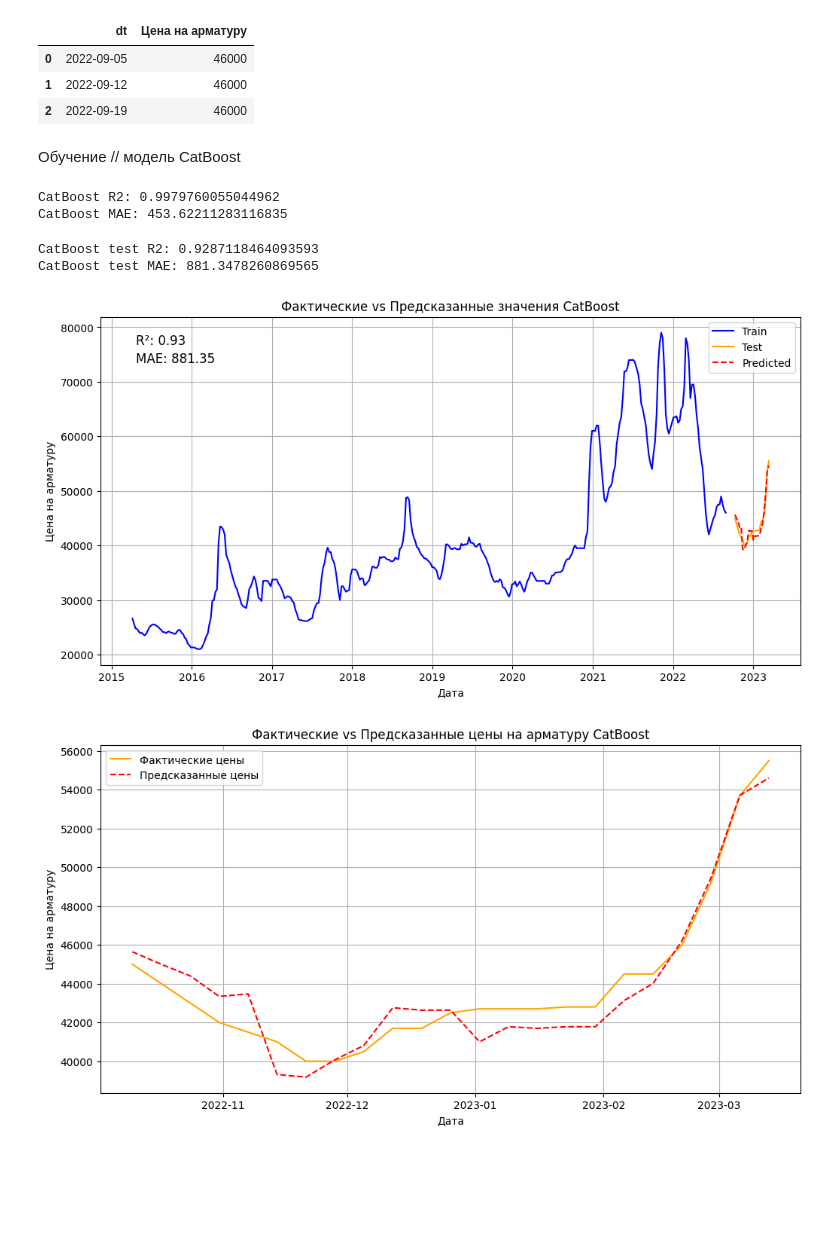
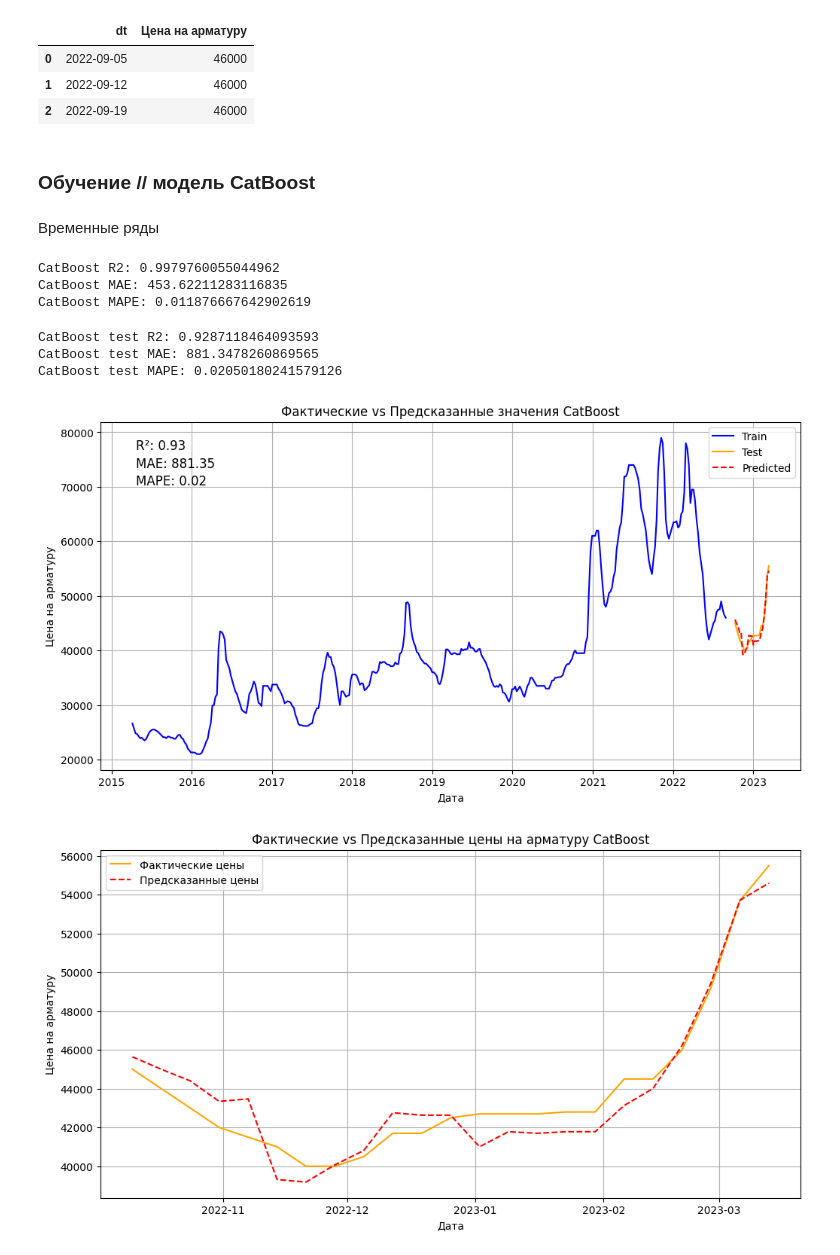
Before and after one commit to pogodaa/tretiy_intensiv, a Jupyter notebook: train.ipynb, the cells around one changed output. Cells and saved outputs as stored; diff of their text form; code cells hidden in the pictures; blank space fills up the shorter version.

Commit message:
mape_add | train // done

```diff
--- a/train.ipynb
+++ b/train.ipynb
@@ -116,7 +116,9 @@ test.head(3)
 | 1 | 2022-09-12 | 46000 |
 | 2 | 2022-09-19 | 46000 |
 # %% [markdown]
-Обучение // модель CatBoost
+### Обучение // модель CatBoost
+# %% [markdown]
+Временные ряды
 # %%
 # Временные признаки
 train['year'] = train['dt'].dt.year
@@ -154,7 +156,7 @@ y = train["Цена на арматуру"]
 TSSplit = TimeSeriesSplit(n_splits=5)
 
 # Подбор гиперпараметров
-param_grid = {
+param_grid_catboost = {
     'iterations': [100],
     'depth': [3, 5],
     'learning_rate': [0.1, 0.2],
@@ -163,19 +165,22 @@ param_grid = {
 
 # Модель
 model_catboost = CatBoostRegressor(random_seed=42, verbose=0)
-grid_search_catboost = GridSearchCV(model_catboost, param_grid, cv=TSSplit, scoring='neg_mean_absolute_error', n_jobs=-1)
+grid_search_catboost = GridSearchCV(model_catboost, param_grid_catboost, cv=TSSplit, scoring='neg_mean_absolute_error', n_jobs=-1)
 grid_search_catboost.fit(X, y)
 
 # Оценка модели
 y_pred = grid_search_catboost.predict(X)
 r2_catboost = r2_score(y, y_pred)
 mae_catboost = mean_absolute_error(y, y_pred)
+mape_catboost = mean_absolute_percentage_error(y, y_pred)
 
 print(f"CatBoost R2: {r2_catboost}")
 print(f"CatBoost MAE: {mae_catboost}")
+print(f"CatBoost MAPE: {mape_catboost}")
 # %% [output]
 CatBoost R2: 0.9979760055044962
 CatBoost MAE: 453.62211283116835
+CatBoost MAPE: 0.011876667642902619
 # %%
 # Временные признаки
 test['year']=test['dt'].dt.year
@@ -211,29 +216,33 @@ y_test_pred = np.round(y_test_pred).astype(int)
 # Оценка модели на тестовом наборе
 test_r2_catboost = r2_score(y_test, y_test_pred)
 test_mae_catboost = mean_absolute_error(y_test, y_test_pred)
+test_mape_catboost = mean_absolute_percentage_error(y_test, y_test_pred)
 
 print(f"CatBoost test R2: {test_r2_catboost}")
 print(f"CatBoost test MAE: {test_mae_catboost}")
+print(f'CatBoost test MAPE: {test_mape_catboost}')
 # %% [output]
 CatBoost test R2: 0.9287118464093593
 CatBoost test MAE: 881.3478260869565
+CatBoost test MAPE: 0.02050180241579126
 # %%
 # Первый график
 plt.figure(figsize=(12, 6))
 plt.plot(train['dt'], y, label='Train', color='blue')
 plt.plot(test['dt'], y_test, label='Test', color='orange')
 plt.plot(test['dt'].iloc[:len(y_test_pred)], y_test_pred, label='Predicted', color='red', linestyle='dashed')
 plt.xlabel('Дата')
 plt.ylabel('Цена на арматуру')
 plt.title('Фактические vs Предсказанные значения CatBoost')
 # Добавление метрик на график
 plt.text(0.05, 0.95, f'R²: {test_r2_catboost:.2f}', transform=plt.gca().transAxes, fontsize=12, verticalalignment='top')
 plt.text(0.05, 0.90, f'MAE: {test_mae_catboost:.2f}', transform=plt.gca().transAxes, fontsize=12, verticalalignment='top')
+plt.text(0.05, 0.85, f'MAPE: {test_mape_catboost:.2f}', transform=plt.gca().transAxes, fontsize=12, verticalalignment='top')
 plt.legend()
 plt.grid()
 plt.show()
 # %% [output]
-[figure, old version]
+[figure, new version]
 # %%
 # Второй график
 plt.figure(figsize=(12, 6))
```
Also changed, not shown: parts of 17 cells of this notebook, 8 other files.
